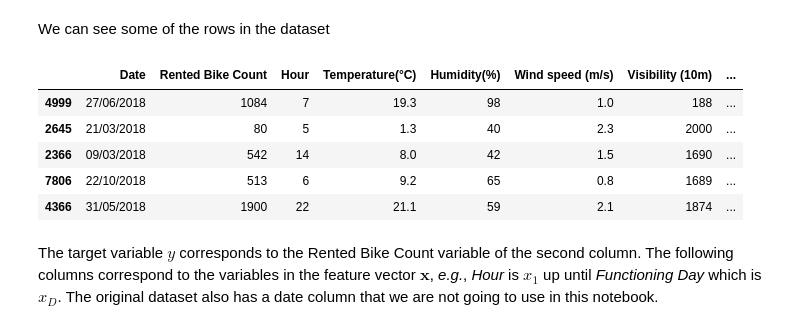
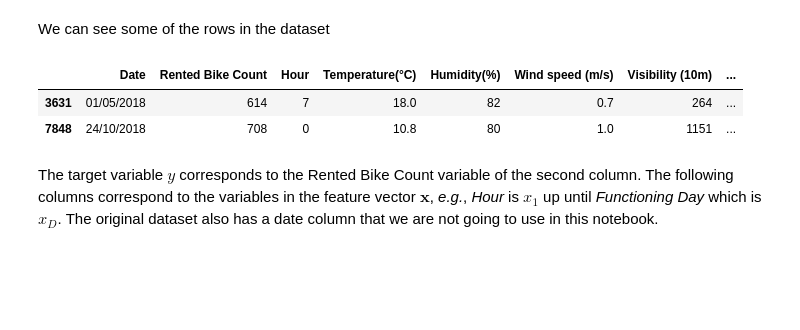
Before and after one commit to deewong7/MLAI, a Jupyter notebook: Labs/Lab 2 - End-to-end project in ML.ipynb, the cells around one changed output. Drawn from its saved outputs; the diff is of its cells as text; code cells hidden in the pictures; blank space fills up the shorter version.

```diff
--- a/Labs/Lab 2 - End-to-end project in ML.ipynb
+++ b/Labs/Lab 2 - End-to-end project in ML.ipynb
@@ -33,13 +33,10 @@ bike_sharing_data.describe()
 # %% [markdown]
 We can see some of the rows in the dataset
 # %%
-bike_sharing_data.sample(5)
+bike_sharing_data.sample(2)
 # %% [output]
 |  | Date | Rented Bike Count | Hour | Temperature(°C) | Humidity(%) | Wind speed (m/s) | Visibility (10m) | ... |
-| 4999 | 27/06/2018 | 1084 | 7 | 19.3 | 98 | 1.0 | 188 | ... |
-| 2645 | 21/03/2018 | 80 | 5 | 1.3 | 40 | 2.3 | 2000 | ... |
-| 2366 | 09/03/2018 | 542 | 14 | 8.0 | 42 | 1.5 | 1690 | ... |
-| 7806 | 22/10/2018 | 513 | 6 | 9.2 | 65 | 0.8 | 1689 | ... |
-| 4366 | 31/05/2018 | 1900 | 22 | 21.1 | 59 | 2.1 | 1874 | ... |
+| 3631 | 01/05/2018 | 614 | 7 | 18.0 | 82 | 0.7 | 264 | ... |
+| 7848 | 24/10/2018 | 708 | 0 | 10.8 | 80 | 1.0 | 1151 | ... |
 # %% [markdown]
 The target variable $y$ corresponds to the Rented Bike Count variable of the second column. The following columns correspond to the variables in the feature vector $\mathbf{x}$, *e.g.*, *Hour* is $x_1$ up until *Functioning Day* which is $x_D$. The original dataset also has a date column that we are not going to use in this notebook.
```
Also changed, not shown: parts of 35 cells of this notebook.
